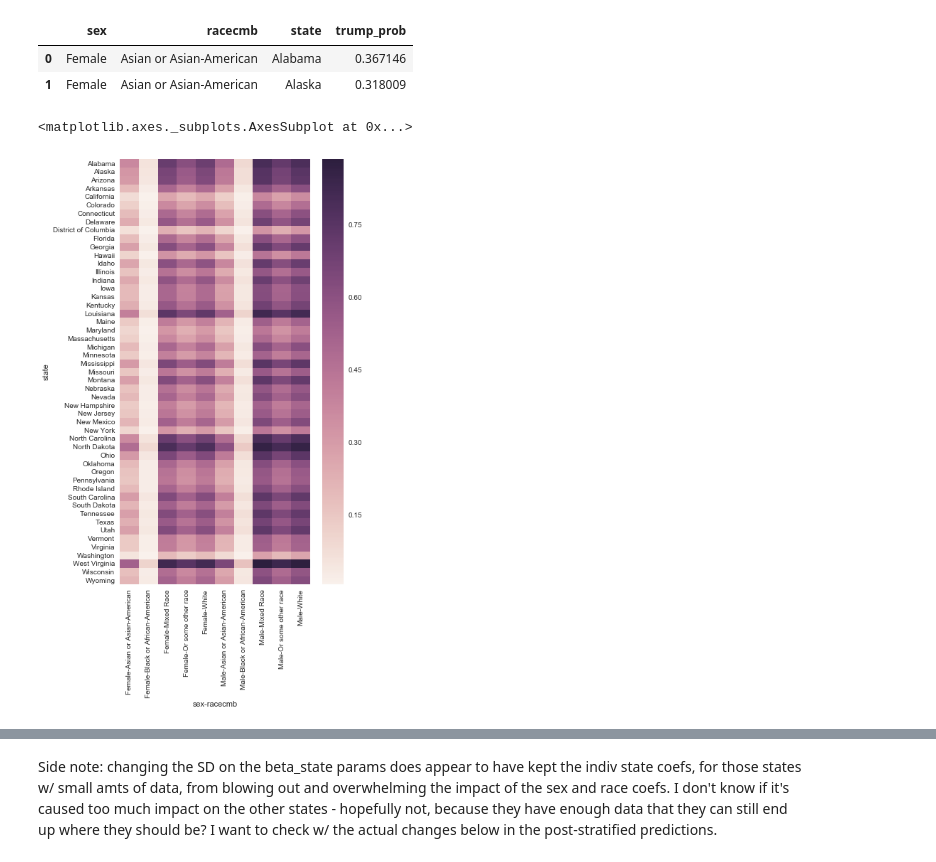
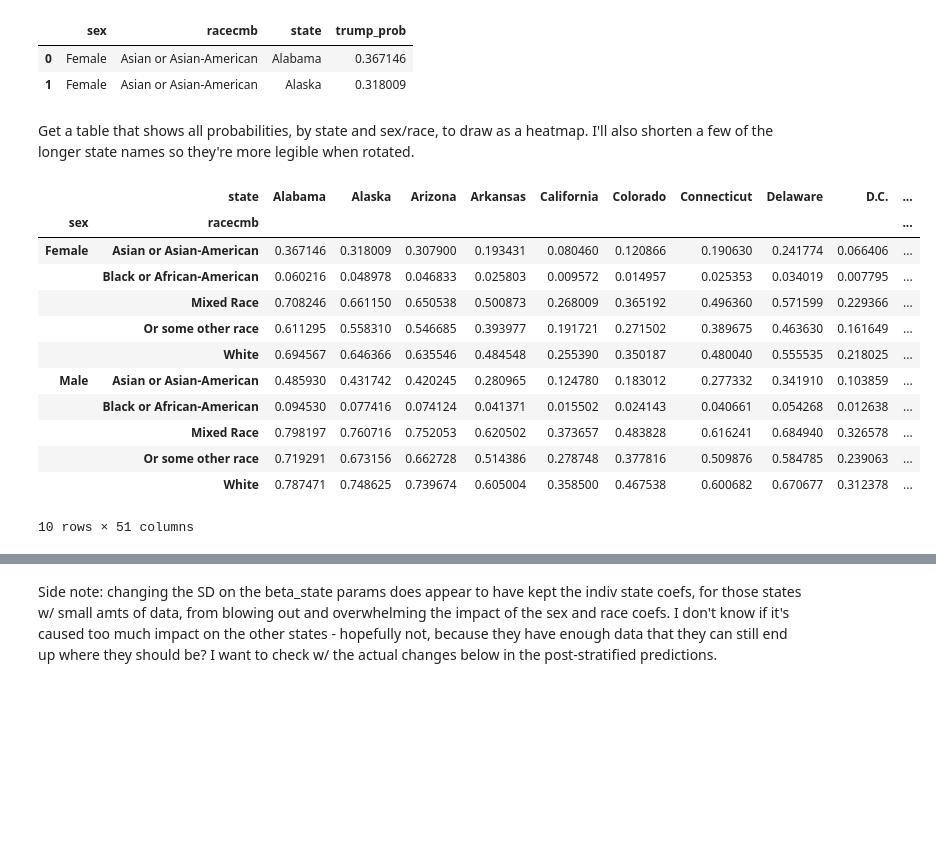
Before and after one commit to aenfield/Data512, a Jupyter notebook: project/MRP_Presidential_Election_2016.ipynb, the cells around one changed output, grey strips where cells are left out. Drawn from its saved outputs; the diff is of its cells as text; code cells hidden in the pictures; blank space fills up the shorter version.

```diff
--- a/project/MRP_Presidential_Election_2016.ipynb
+++ b/project/MRP_Presidential_Election_2016.ipynb
@@ -386,9 +386,28 @@ all_cells[:2]
 |  | sex | racecmb | state | trump_prob |
 | 0 | Female | Asian or Asian-American | Alabama | 0.367146 |
 | 1 | Female | Asian or Asian-American | Alaska | 0.318009 |
-# %%
-plt.figure(figsize=(6,11))
-sns.heatmap(all_cells.pivot_table(columns=['sex','racecmb'],index='state',values='trump_prob'))
-# %% [output]
-<matplotlib.axes._subplots.AxesSubplot at 0x...>
-[figure, removed]
+# %% [markdown]
+Get a table that shows all probabilities, by state and sex/race, to draw as a heatmap. I'll also shorten a few of the longer state names so they're more legible when rotated.
+# %%
+trump_probs_by_sex_and_race = all_cells.pivot_table(columns=['sex','racecmb'],index='state',values='trump_prob').T
+trump_probs_by_sex_and_race.rename(columns={'District of Columbia':'D.C.',
+                                            'Massachusetts':'Mass.',
+                                            'New Hampshire':'New Hamp.',
+                                            'North Carolina':'N. Carolina',
+                                            'South Carolina':'S. Carolina',
+                                            'North Dakota':'N. Dakota'}, inplace=True)
+trump_probs_by_sex_and_race
+# %% [output]
+|  | state | Alabama | Alaska | Arizona | Arkansas | California | Colorado | Connecticut | Delaware | D.C. | ... |
+| sex | racecmb |  |  |  |  |  |  |  |  |  | ... |
+| Female | Asian or Asian-American | 0.367146 | 0.318009 | 0.307900 | 0.193431 | 0.080460 | 0.120866 | 0.190630 | 0.241774 | 0.066406 | ... |
+|  | Black or African-American | 0.060216 | 0.048978 | 0.046833 | 0.025803 | 0.009572 | 0.014957 | 0.025353 | 0.034019 | 0.007795 | ... |
+|  | Mixed Race | 0.708246 | 0.661150 | 0.650538 | 0.500873 | 0.268009 | 0.365192 | 0.496360 | 0.571599 | 0.229366 | ... |
+|  | Or some other race | 0.611295 | 0.558310 | 0.546685 | 0.393977 | 0.191721 | 0.271502 | 0.389675 | 0.463630 | 0.161649 | ... |
+|  | White | 0.694567 | 0.646366 | 0.635546 | 0.484548 | 0.255390 | 0.350187 | 0.480040 | 0.555535 | 0.218025 | ... |
+| Male | Asian or Asian-American | 0.485930 | 0.431742 | 0.420245 | 0.280965 | 0.124780 | 0.183012 | 0.277332 | 0.341910 | 0.103859 | ... |
+|  | Black or African-American | 0.094530 | 0.077416 | 0.074124 | 0.041371 | 0.015502 | 0.024143 | 0.040661 | 0.054268 | 0.012638 | ... |
+|  | Mixed Race | 0.798197 | 0.760716 | 0.752053 | 0.620502 | 0.373657 | 0.483828 | 0.616241 | 0.684940 | 0.326578 | ... |
+|  | Or some other race | 0.719291 | 0.673156 | 0.662728 | 0.514386 | 0.278748 | 0.377816 | 0.509876 | 0.584785 | 0.239063 | ... |
+|  | White | 0.787471 | 0.748625 | 0.739674 | 0.605004 | 0.358500 | 0.467538 | 0.600682 | 0.670677 | 0.312378 | ... |
+10 rows × 51 columns
```
Also changed, not shown: parts of 5 cells of this notebook.
